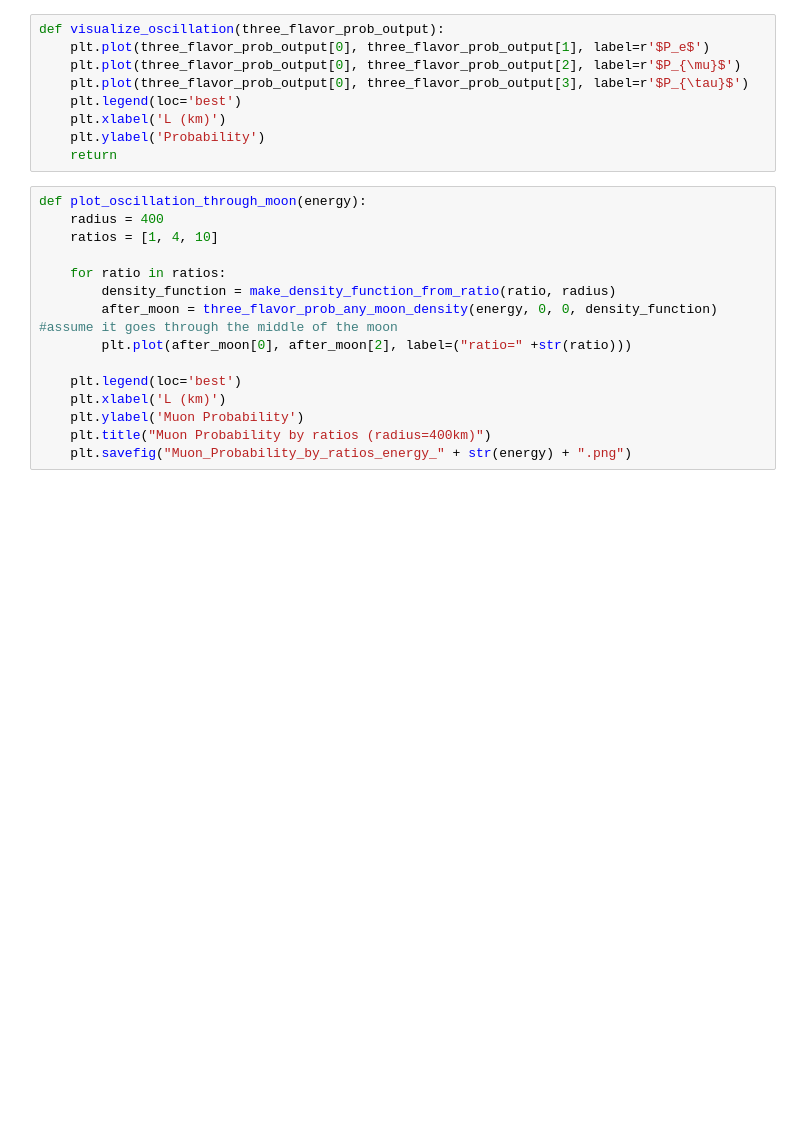
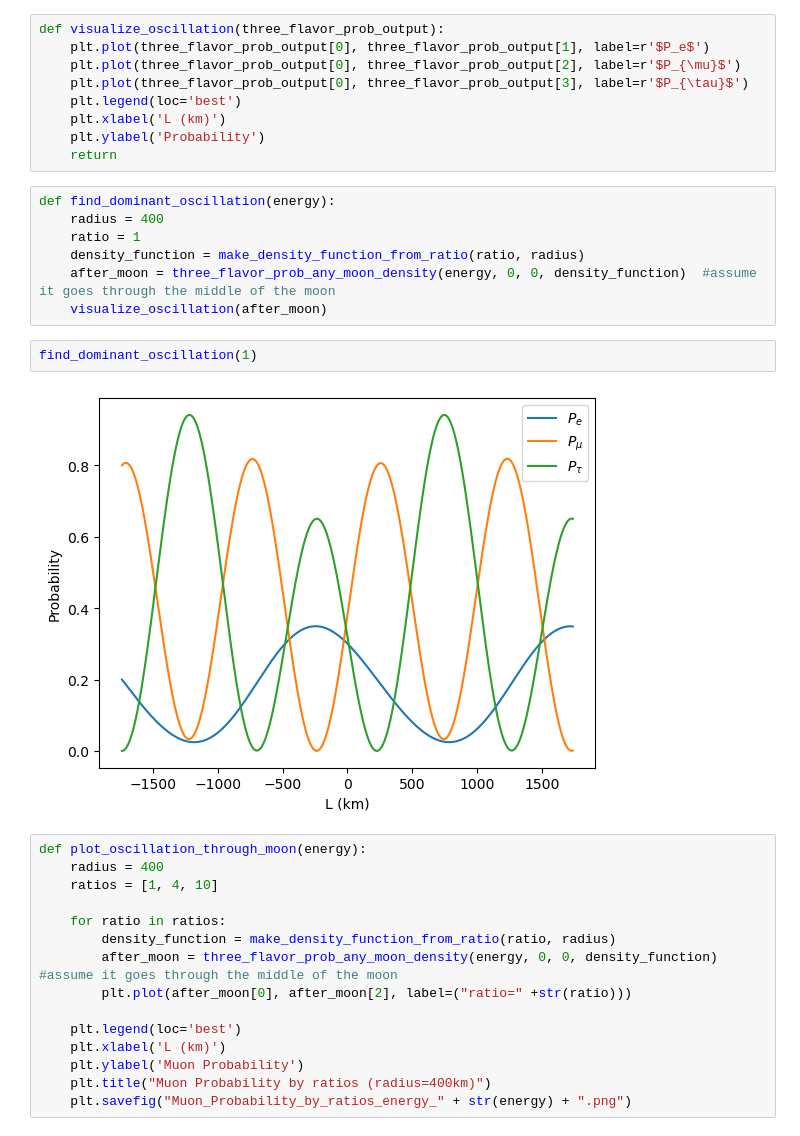
Before and after one commit to AkivaSherin/LunarCoreNeutrinoAnalysis, a Jupyter notebook: investigate_lunar_oscillation.ipynb, the cells around one changed output. Saved outputs shown, nothing was run; the diff lists cells and outputs as text; blank space fills up the shorter version.

```diff
--- a/investigate_lunar_oscillation.ipynb
+++ b/investigate_lunar_oscillation.ipynb
@@ -12,6 +12,17 @@ def visualize_oscillation(three_flavor_prob_output):
     plt.xlabel('L (km)')
     plt.ylabel('Probability')
     return
+# %%
+def find_dominant_oscillation(energy):
+    radius = 400
+    ratio = 1
+    density_function = make_density_function_from_ratio(ratio, radius)
+    after_moon = three_flavor_prob_any_moon_density(energy, 0, 0, density_function)  #assume it goes through the middle of the moon
+    visualize_oscillation(after_moon)
+# %%
+find_dominant_oscillation(1)
+# %% [output]
+[figure, added]
 # %%
 def plot_oscillation_through_moon(energy):
     radius = 400
```
Also changed, not shown: 3 other files.
